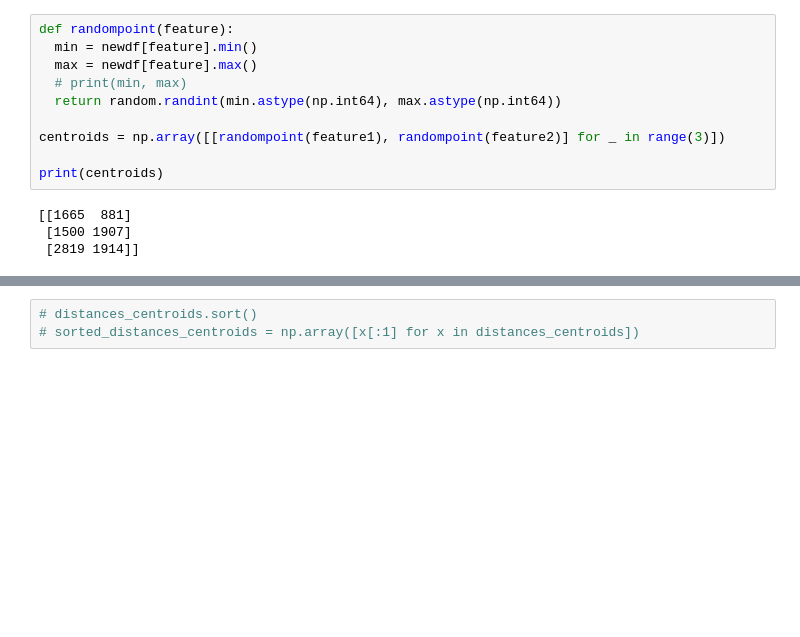
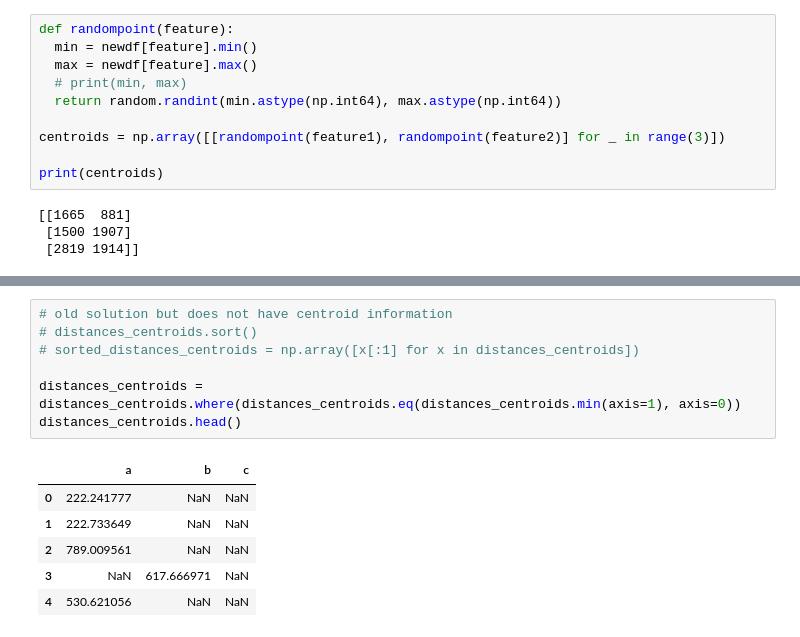
Before and after one commit to Jenloke/ML-K-Means-Clustering, a Jupyter notebook: main.ipynb, the cells around one changed output, grey strips where cells are left out. Drawn from its saved outputs; the diff is of its cells as text; blank space fills up the shorter version.

```diff
--- a/main.ipynb
+++ b/main.ipynb
@@ -183,3 +195,14 @@ print(distances_centroids)
 # %%
+# old solution but does not have centroid information
 # distances_centroids.sort()
 # sorted_distances_centroids = np.array([x[:1] for x in distances_centroids])
+
+distances_centroids = distances_centroids.where(distances_centroids.eq(distances_centroids.min(axis=1), axis=0))
+distances_centroids.head()
+# %% [output]
+|  | a | b | c |
+| 0 | 222.241777 | NaN | NaN |
+| 1 | 222.733649 | NaN | NaN |
+| 2 | 789.009561 | NaN | NaN |
+| 3 | NaN | 617.666971 | NaN |
+| 4 | 530.621056 | NaN | NaN |
```
Also changed, not shown: parts of 3 cells of this notebook.
